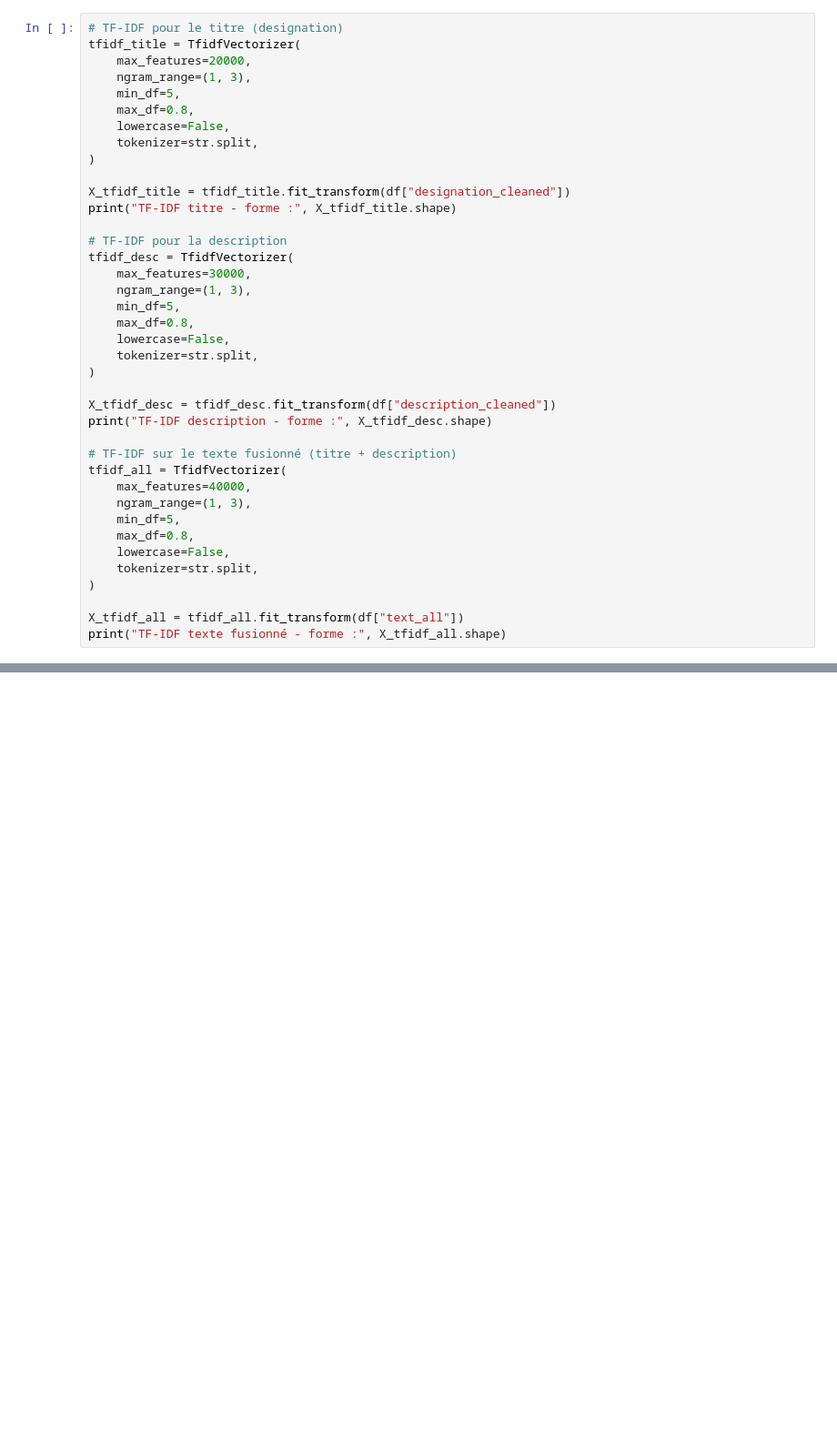
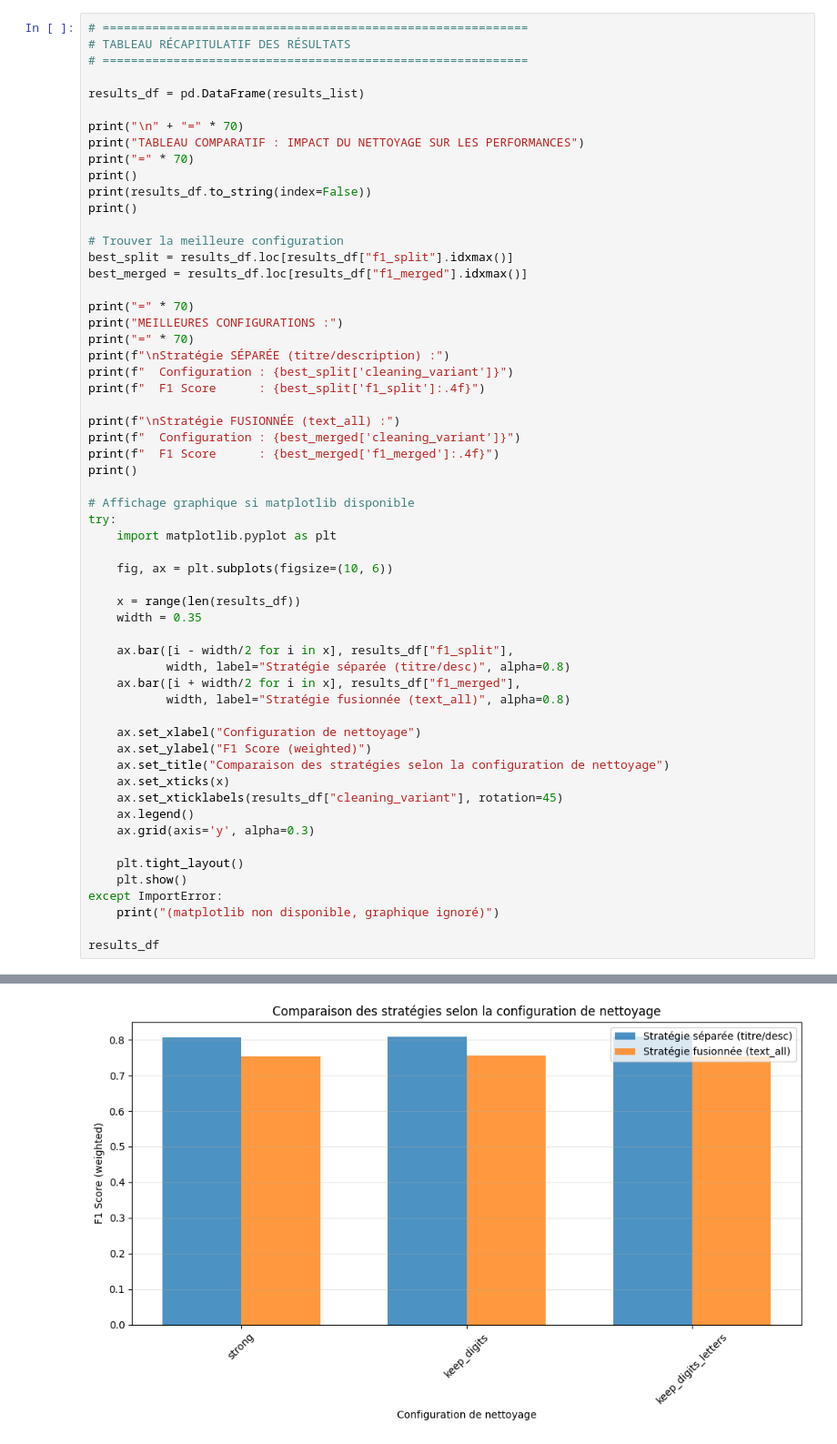
Before and after one commit to ByteVoyageur/ml_rakuten, a Jupyter notebook: notebooks/02_xiaosong_text_preprocessing_v2.ipynb, the cells around one changed output, grey strips where cells are left out. Shown at 91% size. Saved outputs shown, nothing was run; the diff lists cells and outputs as text; blank space fills up the shorter version.

```diff
--- a/notebooks/02_xiaosong_text_preprocessing_v2.ipynb
+++ b/notebooks/02_xiaosong_text_preprocessing_v2.ipynb
@@ -74,40 +279,59 @@ df[
 # %%
-# TF-IDF pour le titre (designation)
-tfidf_title = TfidfVectorizer(
-    max_features=20000,
-    ngram_range=(1, 3),
-    min_df=5,
-    max_df=0.8,
-    lowercase=False,
-    tokenizer=str.split,
-)
+# ============================================================
+# TABLEAU RÉCAPITULATIF DES RÉSULTATS
+# ============================================================
 
-X_tfidf_title = tfidf_title.fit_transform(df["designation_cleaned"])
-print("TF-IDF titre - forme :", X_tfidf_title.shape)
+results_df = pd.DataFrame(results_list)
 
-# TF-IDF pour la description
-tfidf_desc = TfidfVectorizer(
-    max_features=30000,
-    ngram_range=(1, 3),
-    min_df=5,
-    max_df=0.8,
-    lowercase=False,
-    tokenizer=str.split,
-)
+print("\n" + "=" * 70)
+print("TABLEAU COMPARATIF : IMPACT DU NETTOYAGE SUR LES PERFORMANCES")
+print("=" * 70)
+print()
+print(results_df.to_string(index=False))
+print()
 
-X_tfidf_desc = tfidf_desc.fit_transform(df["description_cleaned"])
-print("TF-IDF description - forme :", X_tfidf_desc.shape)
+# Trouver la meilleure configuration
+best_split = results_df.loc[results_df["f1_split"].idxmax()]
+best_merged = results_df.loc[results_df["f1_merged"].idxmax()]
 
-# TF-IDF sur le texte fusionné (titre + description)
-tfidf_all = TfidfVectorizer(
-    max_features=40000,
-    ngram_range=(1, 3),
-    min_df=5,
-    max_df=0.8,
-    lowercase=False,
-    tokenizer=str.split,
-)
+print("=" * 70)
+print("MEILLEURES CONFIGURATIONS :")
+print("=" * 70)
+print(f"\nStratégie SÉPARÉE (titre/description) :")
+print(f"  Configuration : {best_split['cleaning_variant']}")
+print(f"  F1 Score      : {best_split['f1_split']:.4f}")
 
-X_tfidf_all = tfidf_all.fit_transform(df["text_all"])
-print("TF-IDF texte fusionné - forme :", X_tfidf_all.shape)
+print(f"\nStratégie FUSIONNÉE (text_all) :")
+print(f"  Configuration : {best_merged['cleaning_variant']}")
+print(f"  F1 Score      : {best_merged['f1_merged']:.4f}")
+print()
+
+# Affichage graphique si matplotlib disponible
+try:
+    import matplotlib.pyplot as plt
+
+    fig, ax = plt.subplots(figsize=(10, 6))
+
+    x = range(len(results_df))
+    width = 0.35
+
+    ax.bar([i - width/2 for i in x], results_df["f1_split"],
+           width, label="Stratégie séparée (titre/desc)", alpha=0.8)
+    ax.bar([i + width/2 for i in x], results_df["f1_merged"],
+           width, label="Stratégie fusionnée (text_all)", alpha=0.8)
+
+    ax.set_xlabel("Configuration de nettoyage")
+    ax.set_ylabel("F1 Score (weighted)")
+    ax.set_title("Comparaison des stratégies selon la configuration de nettoyage")
+    ax.set_xticks(x)
+    ax.set_xticklabels(results_df["cleaning_variant"], rotation=45)
+    ax.legend()
+    ax.grid(axis='y', alpha=0.3)
+
+    plt.tight_layout()
+    plt.show()
+except ImportError:
+    print("(matplotlib non disponible, graphique ignoré)")
+
+results_df
 # %% [output]
@@ -116,0 +358 @@ TF-IDF texte fusionné - forme : (84916, 40000)
+[figure, added]
```
Also changed, not shown: parts of 16 cells of this notebook, 19 other files.
